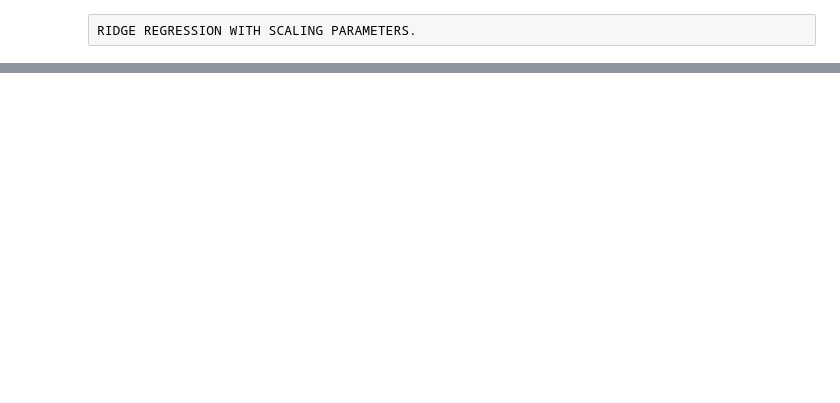
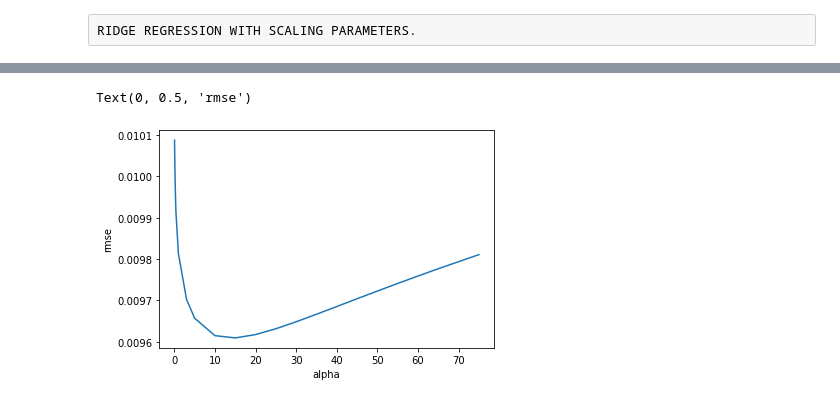
Before and after one commit to devayani-kv/p1, a Jupyter notebook: project.ipynb, the cells around one changed output, grey strips where cells are left out. Cells and saved outputs as stored; diff of their text form; code cells hidden in the pictures; blank space fills up the shorter version.

```diff
--- a/project.ipynb
+++ b/project.ipynb
@@ -303,0 +650,15 @@ score #min val at 15
+# %%
+def rmse1_cv(model):
+    rmse= np.sqrt(-cross_val_score(model, xr_train, yr_train, scoring="neg_mean_squared_error", cv = 10))
+    return(rmse)
+
+alphas = [0.05, 0.1, 0.15, 0.2, 0.25, 0.3, 0.35, 0.4, 1, 3, 5, 10,15,20,25,30,35,40,45,50,55,60,65, 75]
+score1 = [rmse1_cv(Ridge(alpha = alpha)).mean()
+            for alpha in alphas]
+score1 = pd.Series(score1, index = alphas)
+score1.plot()
+plt.xlabel("alpha")
+plt.ylabel("rmse")
+# %% [output]
+Text(0, 0.5, 'rmse')
+[figure, added]
```
Also changed, not shown: parts of 53 cells of this notebook.
